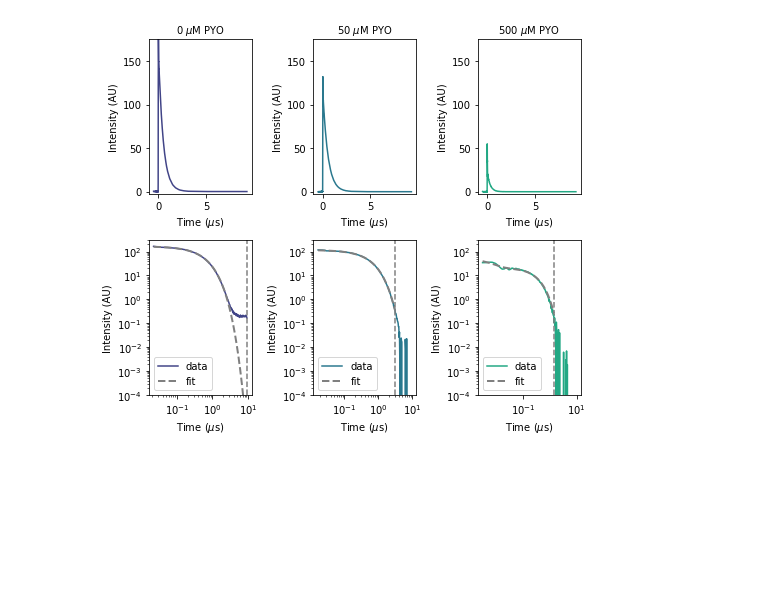
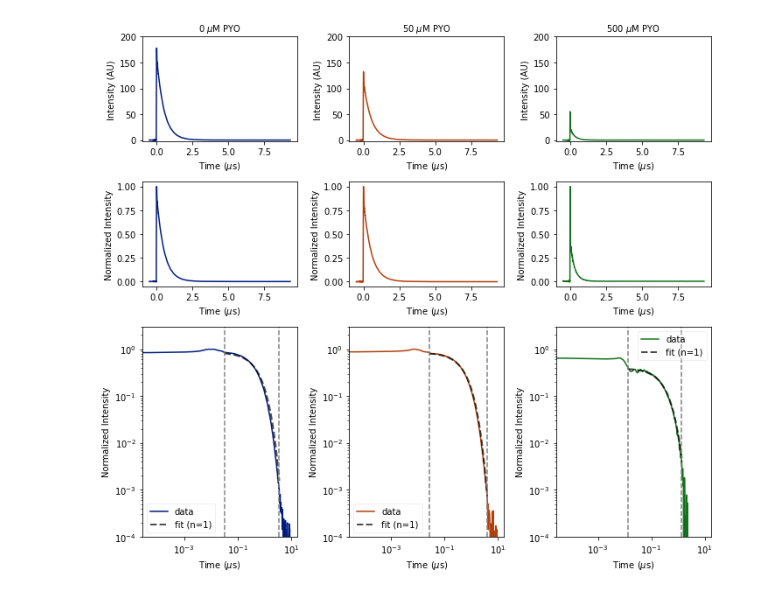
Before and after one commit to flamholz/bilrc_python, a Jupyter notebook: Example.ipynb, the cells around one changed output. Drawn from its saved outputs; the diff is of its cells as text; code cells hidden in the pictures; blank space fills up the shorter version.

```diff
--- a/Example.ipynb
+++ b/Example.ipynb
@@ -8,6 +9,14 @@ from util.bilrc_util import read_ns1_data, logtime_r2
 from util.fitting import fit_multi_exponential, eval_exp_fit
 # %%
 # Load data from binary files
-T_neg, Y_neg = read_ns1_data('data/030722_s1_RTDP_alone_2.ns1')
-T_pyo50, Y_pyo50 = read_ns1_data('data/030722_s2_RTDP_50uMPYO_1.ns1')
-T_pyo500, Y_pyo500 = read_ns1_data('data/030722_s3_RTDP_500uMPYO_1.ns1')
+neg_data = read_ns1_data('data/030722_s1_RTDP_alone_2.ns1')
+pyo50_data = read_ns1_data('data/030722_s2_RTDP_50uMPYO_1.ns1')
+pyo500_data = read_ns1_data('data/030722_s3_RTDP_500uMPYO_1.ns1')
+
+samples = list(zip('0 $\mu$M PYO,50 $\mu$M PYO,500 $\mu$M PYO'.split(','),
+                   [neg_data, pyo50_data, pyo500_data]))
+
+for t, s in samples:
+    print(s)
+
+neg_data.T
@@ -25,34 +108,41 @@ def _blank_ys(ys):
 # %%
-sample_data = [(t_neg_re, _blank_ys(y_neg_re)),
-               (t_pyo50_re, _blank_ys(y_pyo50_re)),
-               (t_pyo500_re, _blank_ys(y_pyo500_re))]
-sample_names = '0 $\mu$M PYO,50 $\mu$M PYO,500 $\mu$M PYO'.split(',')
+# Figure showing data and fitting along the columns
+fig, axs = plt.subplots(figsize=(10,9), ncols=3, nrows=3, gridspec_kw=dict(height_ratios=[1,1,2]))
 
-fig, axs = plt.subplots(figsize=(7,6), ncols=3, nrows=2)
-pal = sns.color_palette('viridis', n_colors=4)
-for i, sname in enumerate(sample_names):
-    ts, ys_blanked = sample_data[i]
+for i, (sname, sdata) in enumerate(samples):
     ax = axs[0,i]
     plt.sca(ax)
 
-    plt.plot(ts*1e6, ys_blanked, color=pal[i])
+    plt.plot(sdata.t*1e6, sdata.y, color=pal[i])
     plt.ylabel('Intensity (AU)')
+    plt.ylim(-3, 200)
+
     plt.xlabel('Time ($\mu$s)')
     plt.title(sname, fontsize=10)
-    plt.ylim(-3, 175)
 
-for i, sname in enumerate(sample_names):
-    ts, ys_blanked = sample_data[i]
+for i, (sname, sdata) in enumerate(samples):
+    ys_norm = sdata.y/sdata.y.max()
     ax = axs[1,i]
     plt.sca(ax)
 
-    # Start a little after the maximum intensity
-    start_idx = ys_blanked.argmax() + 10
+    plt.plot(sdata.t*1e6, ys_norm, color=pal[i])
+    plt.ylabel('Normalized Intensity')
+    plt.xlabel('Time ($\mu$s)')
+
+for i, (sname, sdata) in enumerate(samples):
+    ys_norm = sdata.y/sdata.y.max()
+
+    ax = axs[2,i]
+    plt.sca(ax)
+
+    # Start fitting a bit after the maximum intensity
+    start_idx = ys_norm.argmax() + 20
+    tstart = sdata.t[start_idx]
 
     # Endpoint is chosen as either the end of the data or the
     # point where a windowed std-dev exceeds 25% of the mean.
-    y_series = pd.Series(ys_blanked[start_idx:])
-    t_series = pd.Series(ts[start_idx:])
+    y_series = pd.Series(ys_norm[start_idx:])
+    t_series = pd.Series(sdata.t[start_idx:])
     rolling_CV = y_series.rolling(5).std()
     rolling_CV /= y_series.rolling(5).mean()
     rolling_t = t_series.rolling(5).mean()
@@ -64,26 +154,33 @@ for i, sname in enumerate(sample_names):
         end_idx = t_series.size - 1
         tend = t_series.values[-1]
 
-    fitting_ts = ts[start_idx:start_idx+end_idx]
-    fitting_ys = ys_blanked[start_idx:start_idx+end_idx]
+    fitting_ts = sdata.t[start_idx:start_idx+end_idx]
+    fitting_ys = ys_norm[start_idx:start_idx+end_idx]
 
-    # Fit a 2-exponential process for now.
-    #
-    prefactors, exps, red_chi_sq = fit_multi_exponential(
-        2, fitting_ts, fitting_ys)
+    # Fit single and bi-exponentials
+    fit_results, best_n = _do_fit(fitting_ts, fitting_ys)
+    print('\n'.join(['N = {0}; exps = {1}, R2 = {2}'.format(n, d['exponents']*1e-6, d['r2'])
+                     for n, d in fit_results.items()]))
+    print('Chosen fit is order', best_n, 'exponential')
+
+    # Predict from fit
+    prefactors  = fit_results[best_n]['prefactors']
+    exps  = fit_results[best_n]['exponents']
     pred_ys = eval_exp_fit(fitting_ts, prefactors, exps)
-    print('Prefactors (AU):', prefactors)
-    print('Exponents (us^-1):', exps * 1e-6)
-    print()
+    exp_strs = ['{0:.3g} exp({1:.3g} t)'.format(p,e*1e-6) for p,e in zip(prefactors, exps)]
+    title = 'y = ' + ' + '.join(exp_strs)
+    print(title)
 
-    plt.loglog(t_series*1e6, y_series, color=pal[i], label='data')
-    plt.loglog(fitting_ts*1e6, pred_ys, color='grey', ls='--', lw=2, label='fit')
+    plt.loglog(sdata.t*1e6, ys_norm, color=pal[i], label='data')
+    plt.loglog(fitting_ts*1e6, pred_ys, color='k', ls='--', alpha=0.7,
+               lw=2, label='fit (n={0})'.format(best_n))
+    plt.axvline(tstart*1e6, color='grey', ls='--')
     plt.axvline(tend*1e6, color='grey', ls='--')
 
-    plt.legend()
-    plt.ylabel('Intensity (AU)')
+    plt.legend(framealpha=0.3)
+    plt.ylabel('Normalized Intensity')
     plt.xlabel('Time ($\mu$s)')
-    plt.ylim(1e-4, 3e2)
+    plt.ylim(1e-4, 3)
 
 plt.tight_layout()
 plt.savefig('/Users/flamholz/Desktop/030822_fitting_multi_exp.png', facecolor='w',
@@ -101 +202 @@ Exponents (us^-1): [  3.13669863 159.1168099 ]
-[figure, old version]
+[figure, new version]
```
Also changed, not shown: parts of 8 cells of this notebook, 1 other file.
